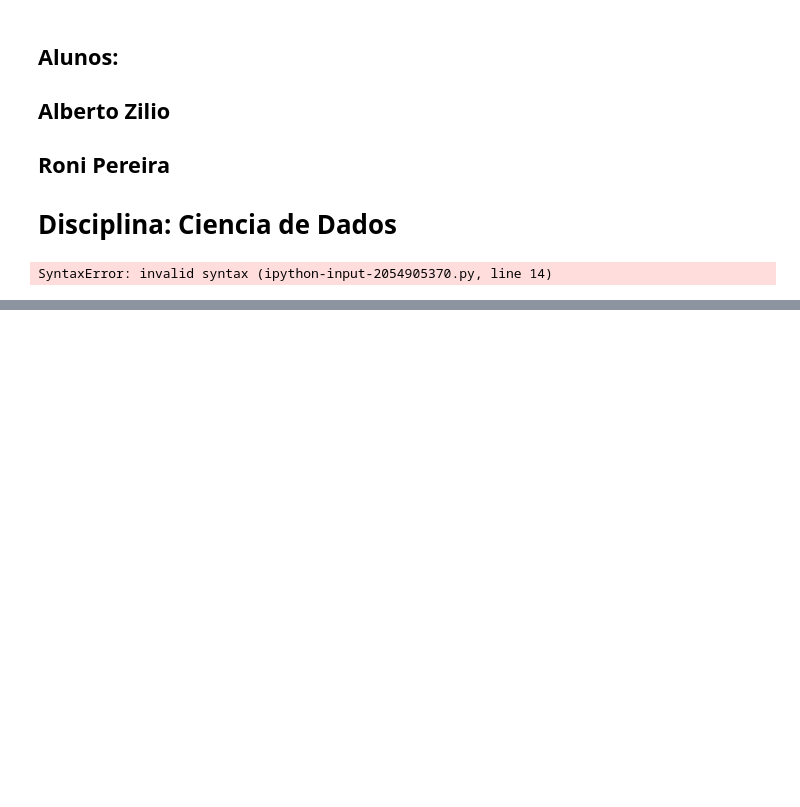
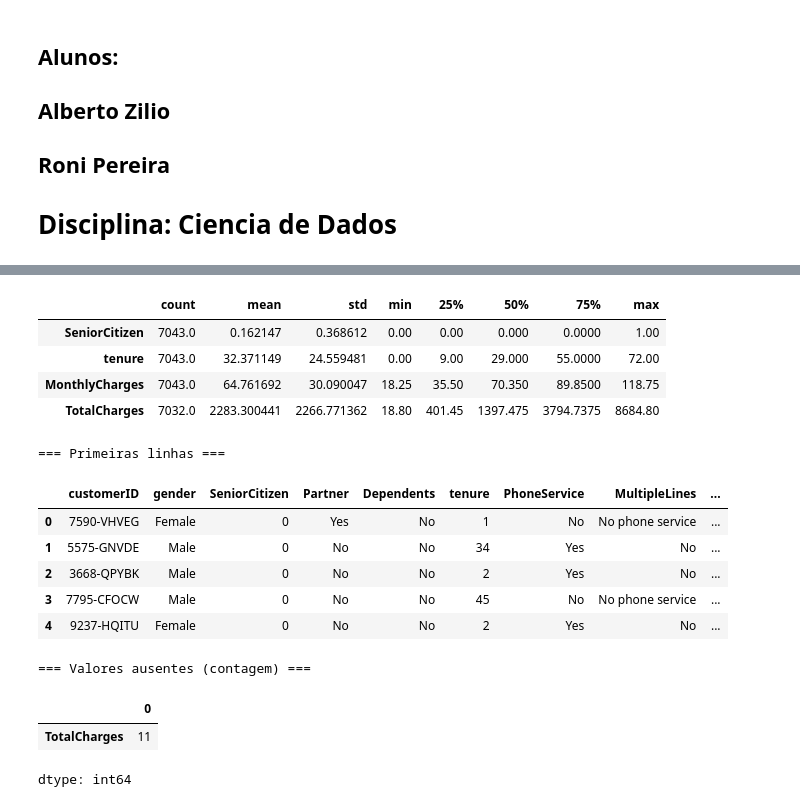
Before and after one commit to zilioalberto/ACO, a Jupyter notebook: Eda_Churn.ipynb, the cells around one changed output, grey strips where cells are left out. Cells and saved outputs as stored; diff of their text form; code cells hidden in the pictures; blank space fills up the shorter version.

```diff
--- a/Eda_Churn.ipynb
+++ b/Eda_Churn.ipynb
@@ -14,20 +14,39 @@ import pandas as pd
 import seaborn as sns
 import matplotlib.pyplot as plt
 import os
-# %%
-# Carregamento e Diagnóstic0
-
-
-
-pd.set_option("display.max_columns", None)
-pd.set_option("display.max_colwidth", 120)
-
-# ================== CARREGAR DATASET ==================
-
-CAMINHO_LOCAL = "/content/Telco-Customer-Churn.csv"
-if os.path.exists(CAMINHO_LOCAL):
-    df_churn = pd.read_csv(CAMINHO_LOCAL, low_memory=False)
-else:
-    df_churn = pd.read_csv(to_raw_github('https://raw.githubusercontent.com/zilioalberto/Ciencia_De_Dados_Analise_Exploratoria_Parte_01/refs/heads/main/WA_Fn-UseC_-Telco-Customer-Churn.csv'), low_memory=False)
-# %% [output]
-SyntaxError: invalid syntax (ipython-input-2054905370.py, line 14)
+# %%
+# Passo 01 - Carregamento e Diagnóstic0
+
+pd.set_option("display.max_columns", None)
+pd.set_option("display.max_colwidth", 120)
+
+# Caminhos
+CAMINHO_LOCAL = "/content/Telco-Customer-Churn.csv"
+URL_RAW = "https://raw.githubusercontent.com/zilioalberto/Ciencia_De_Dados_Analise_Exploratoria_Parte_01/refs/heads/main/WA_Fn-UseC_-Telco-Customer-Churn.csv"
+
+# Carregar
+if os.path.exists(CAMINHO_LOCAL):
+    df_churn = pd.read_csv(CAMINHO_LOCAL, low_memory=False)
+else:
+    df_churn = pd.read_csv(URL_RAW, low_memory=False)
+
+# Tratamentos básicos recomendados pelo enunciado:
+# - TotalCharges pode ter espaços -> converter para número (coercion vira NaN onde houver lixo)
+if "TotalCharges" in df_churn.columns:
+    df_churn["TotalCharges"] = pd.to_numeric(df_churn["TotalCharges"], errors="coerce")
+
+# Diagnóstico rápido
+print("Dimensão:", df_churn.shape)
+print("\n=== .info() ===")
+df_churn.info()
+
+print("\n=== .describe(numéricas) ===")
+display(df_churn.select_dtypes(include="number").describe().T)
+
+print("\n=== Primeiras linhas ===")
+display(df_churn.head())
+
+print("\n=== Valores ausentes (contagem) ===")
+missing = df_churn.isna().sum().sort_values(ascending=False)
+display(missing[missing > 0])
+# %% [output]
@@ -33,0 +70,16 @@ SyntaxError: invalid syntax (ipython-input-2054905370.py, line 14)
+|  | count | mean | std | min | 25% | 50% | 75% | max |
+| SeniorCitizen | 7043.0 | 0.162147 | 0.368612 | 0.00 | 0.00 | 0.000 | 0.0000 | 1.00 |
+| tenure | 7043.0 | 32.371149 | 24.559481 | 0.00 | 9.00 | 29.000 | 55.0000 | 72.00 |
+| MonthlyCharges | 7043.0 | 64.761692 | 30.090047 | 18.25 | 35.50 | 70.350 | 89.8500 | 118.75 |
+| TotalCharges | 7032.0 | 2283.300441 | 2266.771362 | 18.80 | 401.45 | 1397.475 | 3794.7375 | 8684.80 |
+=== Primeiras linhas ===
+|  | customerID | gender | SeniorCitizen | Partner | Dependents | tenure | PhoneService | MultipleLines | ... |
+| 0 | 7590-VHVEG | Female | 0 | Yes | No | 1 | No | No phone service | ... |
+| 1 | 5575-GNVDE | Male | 0 | No | No | 34 | Yes | No | ... |
+| 2 | 3668-QPYBK | Male | 0 | No | No | 2 | Yes | No | ... |
+| 3 | 7795-CFOCW | Male | 0 | No | No | 45 | No | No phone service | ... |
+| 4 | 9237-HQITU | Female | 0 | No | No | 2 | Yes | No | ... |
+=== Valores ausentes (contagem) ===
+|  | 0 |
+| TotalCharges | 11 |
+dtype: int64
```
Also changed, not shown: parts of 2 cells of this notebook.
